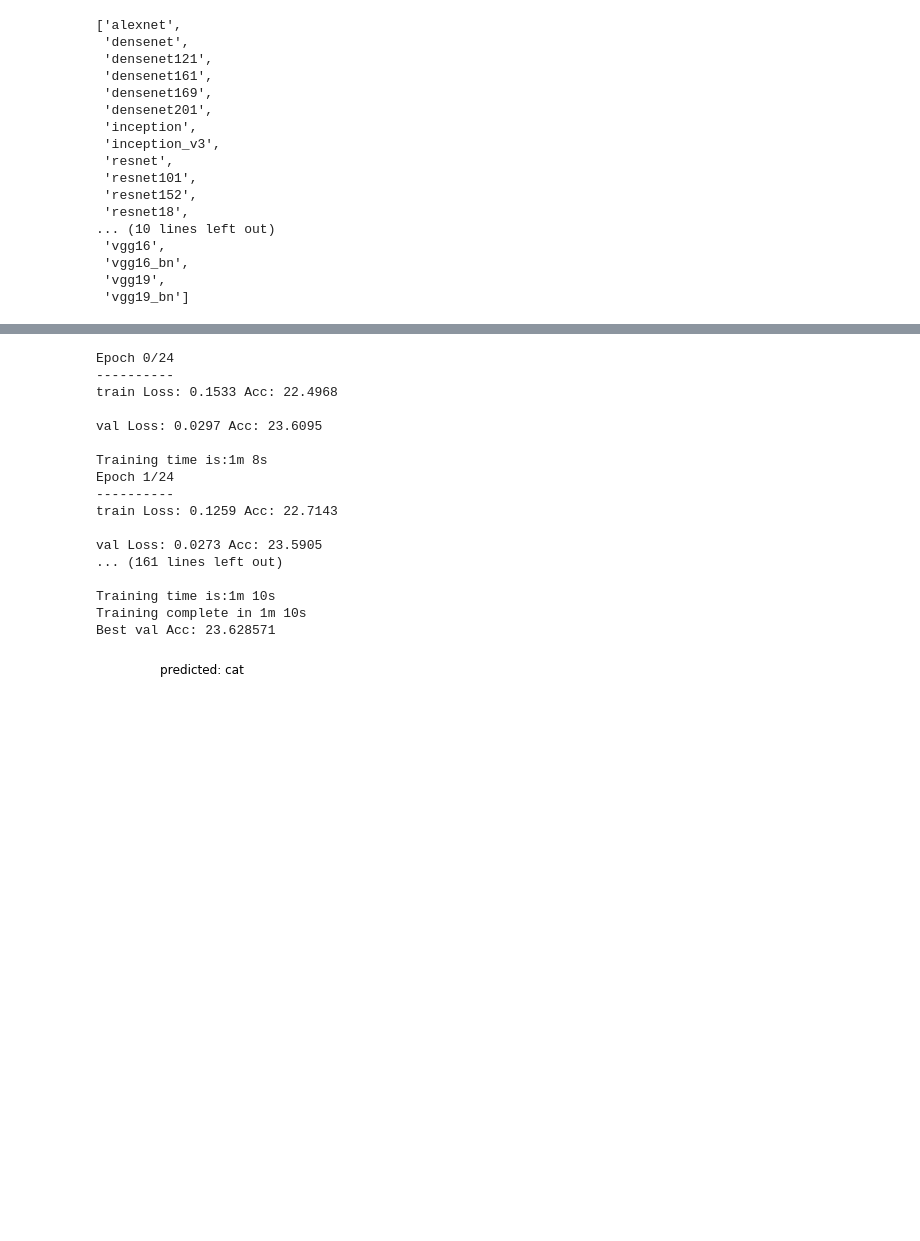
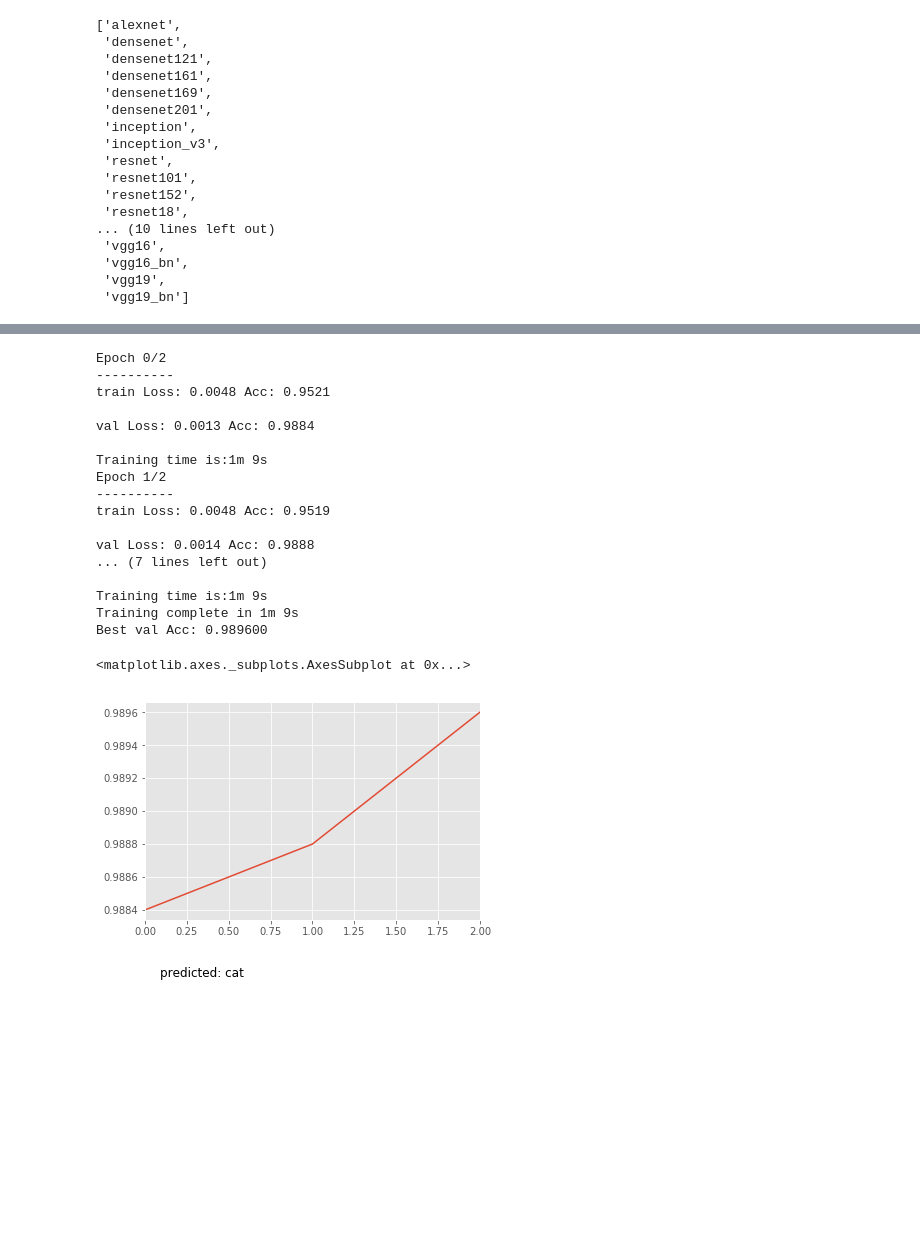
Before and after one commit to suuuch/capstone, a Jupyter notebook: dog_vs_cat/pytorch_dog_vs_cat.ipynb, the cells around one changed output, grey strips where cells are left out. Cells and saved outputs as stored; diff of their text form; code cells hidden in the pictures; blank space fills up the shorter version.

```diff
--- a/dog_vs_cat/pytorch_dog_vs_cat.ipynb
+++ b/dog_vs_cat/pytorch_dog_vs_cat.ipynb
@@ -87 +95,6 @@ imshow(out, title=[class_names[i] for i in classes])
+# %%
+rst = {
+    'train':[],
+    'val':[]
+      }
 # %%
@@ -231,21 +236,27 @@ ResNet(
 # %%
 model_conv = train_model(model_conv, criterion, optimizer_conv,
-                         exp_lr_scheduler, num_epochs=25)
+                         exp_lr_scheduler, num_epochs=3)
 # %% [output]
-Epoch 0/24
+Epoch 0/2
 ----------
-train Loss: 0.1533 Acc: 22.4968
+train Loss: 0.0048 Acc: 0.9521
 
-val Loss: 0.0297 Acc: 23.6095
+val Loss: 0.0013 Acc: 0.9884
 
-Training time is:1m 8s
-Epoch 1/24
+Training time is:1m 9s
+Epoch 1/2
 ----------
-train Loss: 0.1259 Acc: 22.7143
+train Loss: 0.0048 Acc: 0.9519
 
-val Loss: 0.0273 Acc: 23.5905
-... (161 lines left out)
+val Loss: 0.0014 Acc: 0.9888
+... (7 lines left out)
 
-Training time is:1m 10s
-Training complete in 1m 10s
-Best val Acc: 23.628571
+Training time is:1m 9s
+Training complete in 1m 9s
+Best val Acc: 0.989600
+# %%
+plt.style.use('ggplot')
+pd.DataFrame(rst['val'])['acc'].plot()
+# %% [output]
+<matplotlib.axes._subplots.AxesSubplot at 0x...>
+[figure, added]
```
Also changed, not shown: parts of 8 cells of this notebook, 1 other file.
